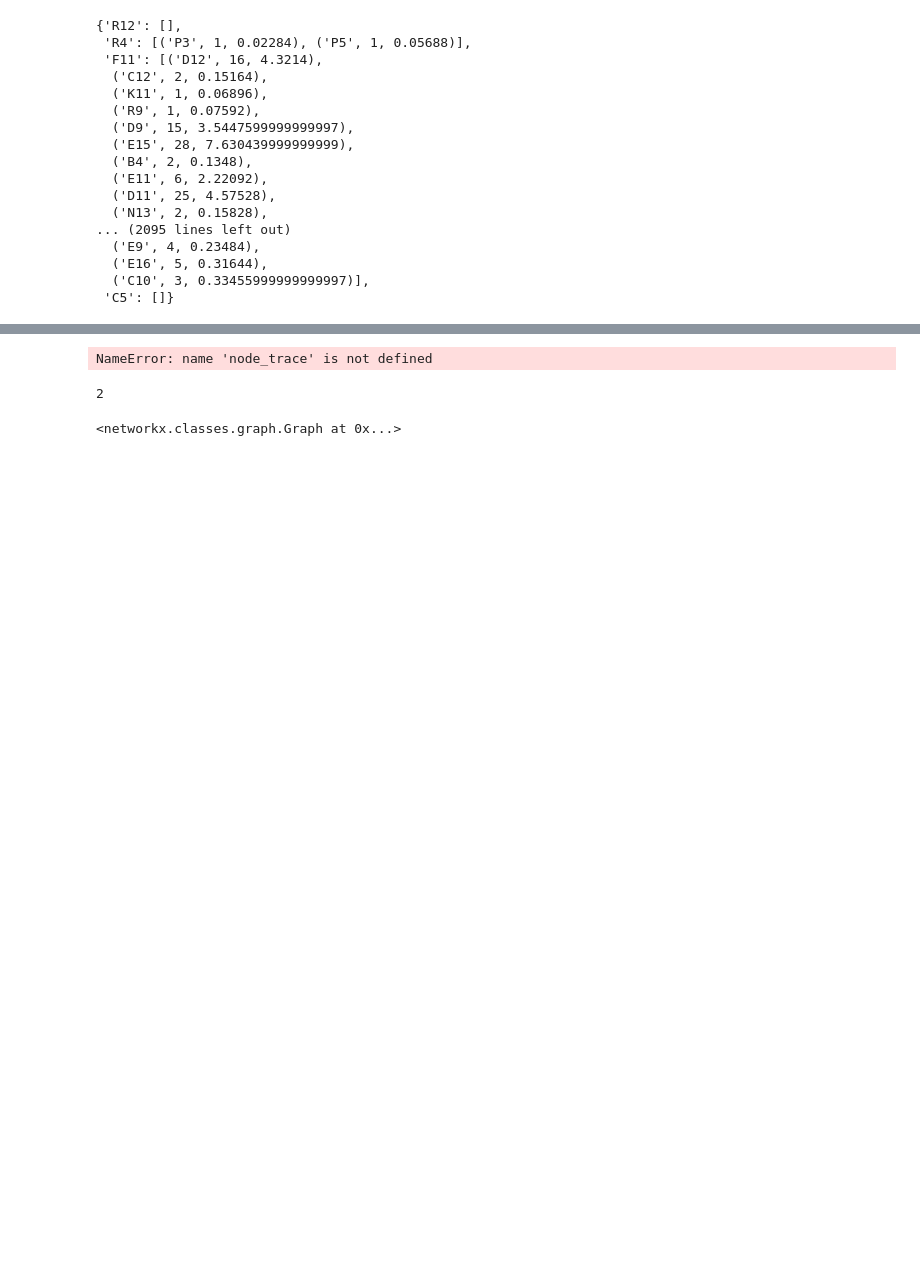
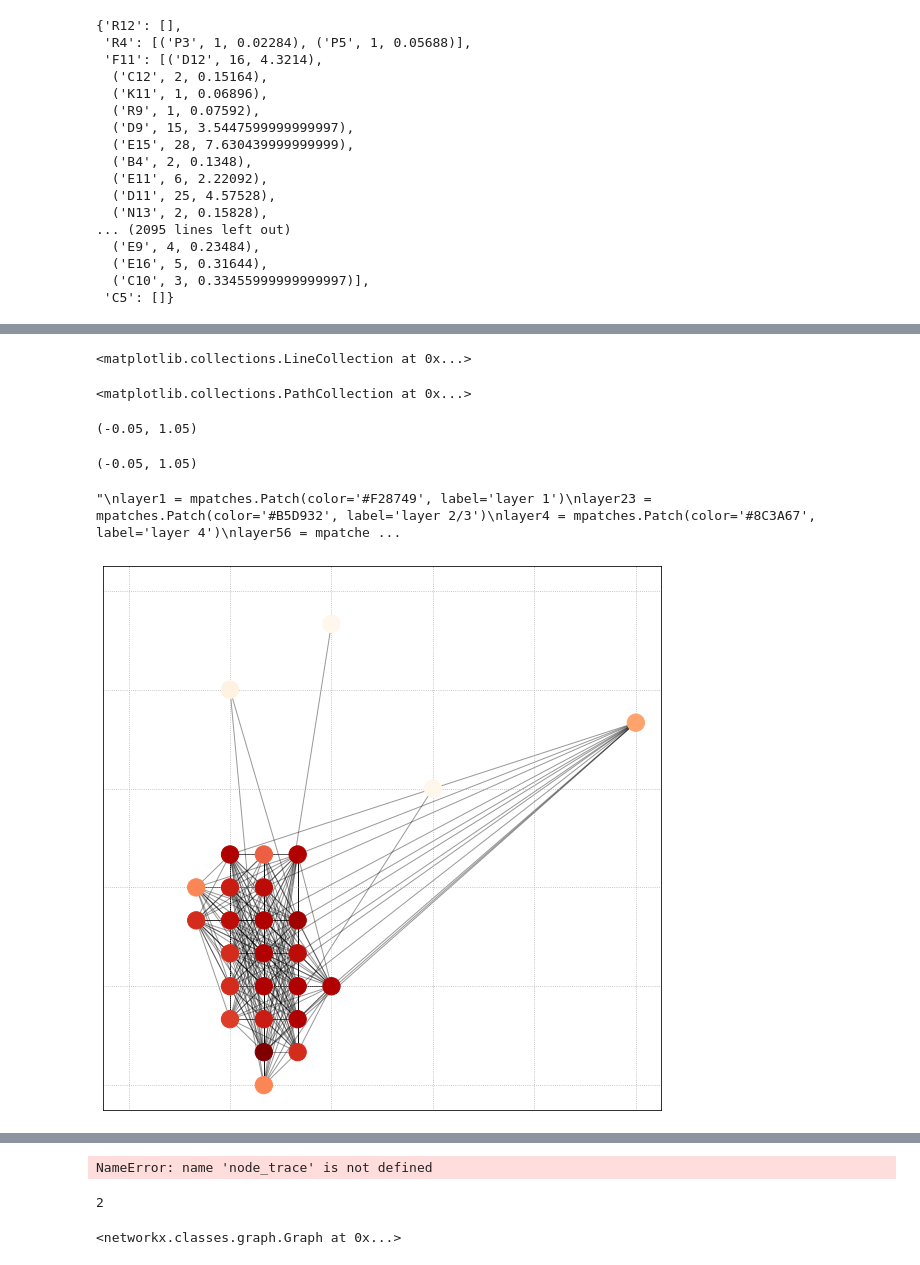
Before and after one commit to jonasort/MEA_analysis, a Jupyter notebook: NETWORKS/Network_structures.ipynb, the cells around one changed output, grey strips where cells are left out. Saved outputs shown, nothing was run; the diff lists cells and outputs as text; code cells hidden in the pictures; blank space fills up the shorter version.

```diff
--- a/NETWORKS/Network_structures.ipynb
+++ b/NETWORKS/Network_structures.ipynb
@@ -314,3 +373,5 @@ all_channels = ['D1', 'E1', 'F1', 'G1', 'H1', 'I1', 'I2', 'K1', 'K2', 'L1', 'L2'
+# %%
+layer_colors={'layer1':'#F28749', 'layer2-3':'#B5D932', 'layer4':'#8C3A67', 'layer5-6':'#3F93A6', 'whitematter':'#C9F2EE'}
 # %%
 # this block creates coordinates as on a MEA Grid for each channel
 # coordinates are between 0 and 1 via np.linspace
@@ -378,0 +563,45 @@ plt.show()
+# %%
+fig, ax = plt.subplots(1,1, figsize=(10,10))
+
+p = nx.degree_centrality(G)
+
+nx.draw_networkx_edges(G, pos, alpha=0.4, ax=ax, cmap='viridis')
+nx.draw_networkx_nodes(
+    G,
+    pos,
+    #node_size=([G.nodes[v]['degree_centrality'] for v in G]*10),
+    node_size = 300,
+    node_color=list(p.values()),
+    edgecolors=
+    cmap=plt.cm.OrRd,
+    #cmap='viridis',
+
+    ax=ax
+)
+
+
+ax.set_xlim(-0.05, 1.05)
+ax.set_ylim(-0.05, 1.05)
+#ax.set_xticks(columnlist)
+ax.grid(ls=':')
+#plt.axis("off")
+#ax.legend(handles=layer_colors.values(), labels=layer_colors.keys())
+'''
+layer1 = mpatches.Patch(color='#F28749', label='layer 1')
+layer23 = mpatches.Patch(color='#B5D932', label='layer 2/3')
+layer4 = mpatches.Patch(color='#8C3A67', label='layer 4')
+layer56 = mpatches.Patch(color='#3F93A6', label='layer 5/6')
+wm = mpatches.Patch(color='#C9F2EE', label='whitematter')
+plt.legend(handles=[layer1, layer23, layer4, layer56, wm])
+'''
+
+plt.show()
+
+fig.savefig('pseudo_anatomy_burst_graph_directions'+filebase+'_.png', dpi = 300, transparent=True)
+# %% [output]
+<matplotlib.collections.LineCollection at 0x...>
+<matplotlib.collections.PathCollection at 0x...>
+(-0.05, 1.05)
+(-0.05, 1.05)
+"\nlayer1 = mpatches.Patch(color='#F28749', label='layer 1')\nlayer23 = mpatches.Patch(color='#B5D932', label='layer 2/3')\nlayer4 = mpatches.Patch(color='#8C3A67', label='layer 4')\nlayer56 = mpatche ...
+[figure, added]
```
Also changed, not shown: parts of 38 cells of this notebook, 17 other files.
